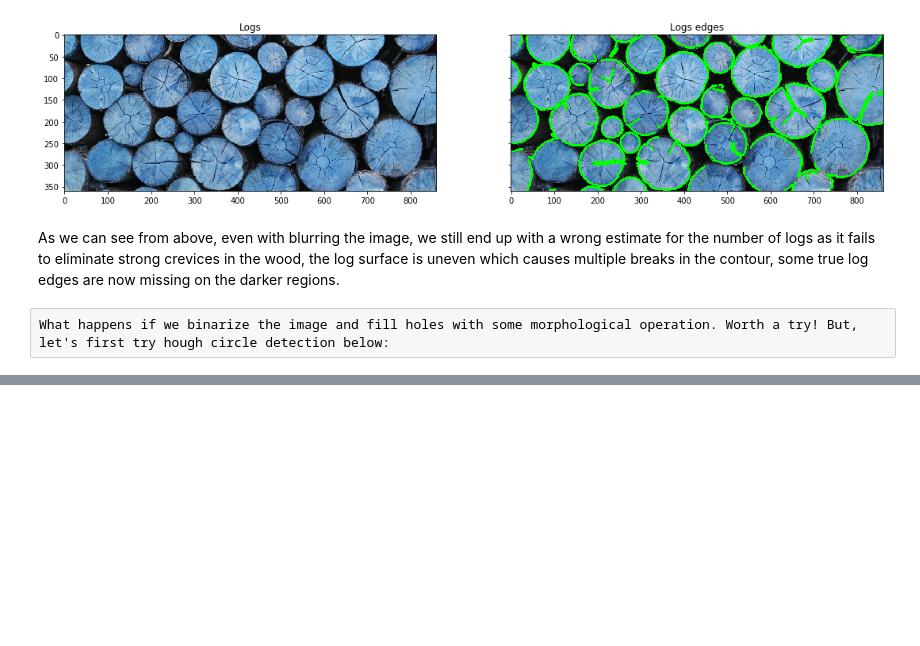
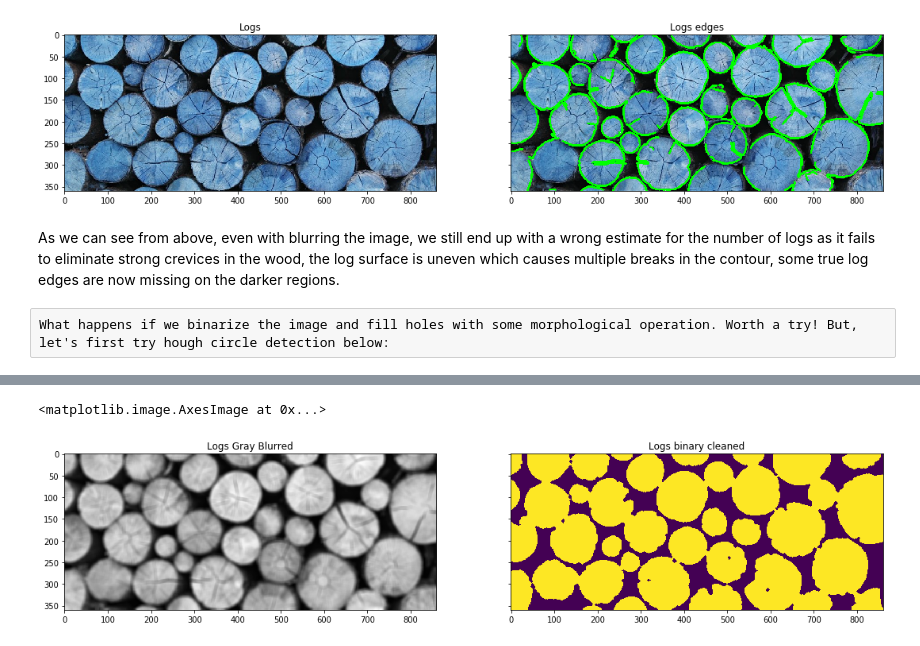
Before and after one commit to bdutta6/computer-vision-portfolio, a Jupyter notebook: countObjects.ipynb, the cells around one changed output, grey strips where cells are left out. Cells and saved outputs as stored; diff of their text form; code cells hidden in the pictures; blank space fills up the shorter version.

```diff
--- a/countObjects.ipynb
+++ b/countObjects.ipynb
@@ -125,0 +126,20 @@ ax2.imshow(testImageCircle)
+# %%
+# Apply morphological opening and closing
+
+kernel1 = cv2.getStructuringElement(cv2.MORPH_ELLIPSE, (5, 5))
+kernel2 = cv2.getStructuringElement(cv2.MORPH_ELLIPSE, (3, 3))
+openedBinaryImage = cv2.morphologyEx(binaryImage, cv2.MORPH_OPEN, kernel1,iterations = 3)
+closedBinaryImage = cv2.morphologyEx(openedBinaryImage, cv2.MORPH_CLOSE, kernel2,iterations = 3)
+
+f, (ax1, ax2) = plt.subplots(1, 2, sharey=True)
+f.set_size_inches(18.5, 10.5)
+ax1.set_title('Logs Gray Blurred')
+ax1.imshow(grayBlurred, cmap='gray')
+
+
+ax2.set_title('Logs binary cleaned')
+#plt.imsave('logs-canny.png', edges, cmap='gray', format='png')
+ax2.imshow(closedBinaryImage)
+# %% [output]
+<matplotlib.image.AxesImage at 0x...>
+[figure, added]
```
Also changed, not shown: parts of 12 cells of this notebook.
